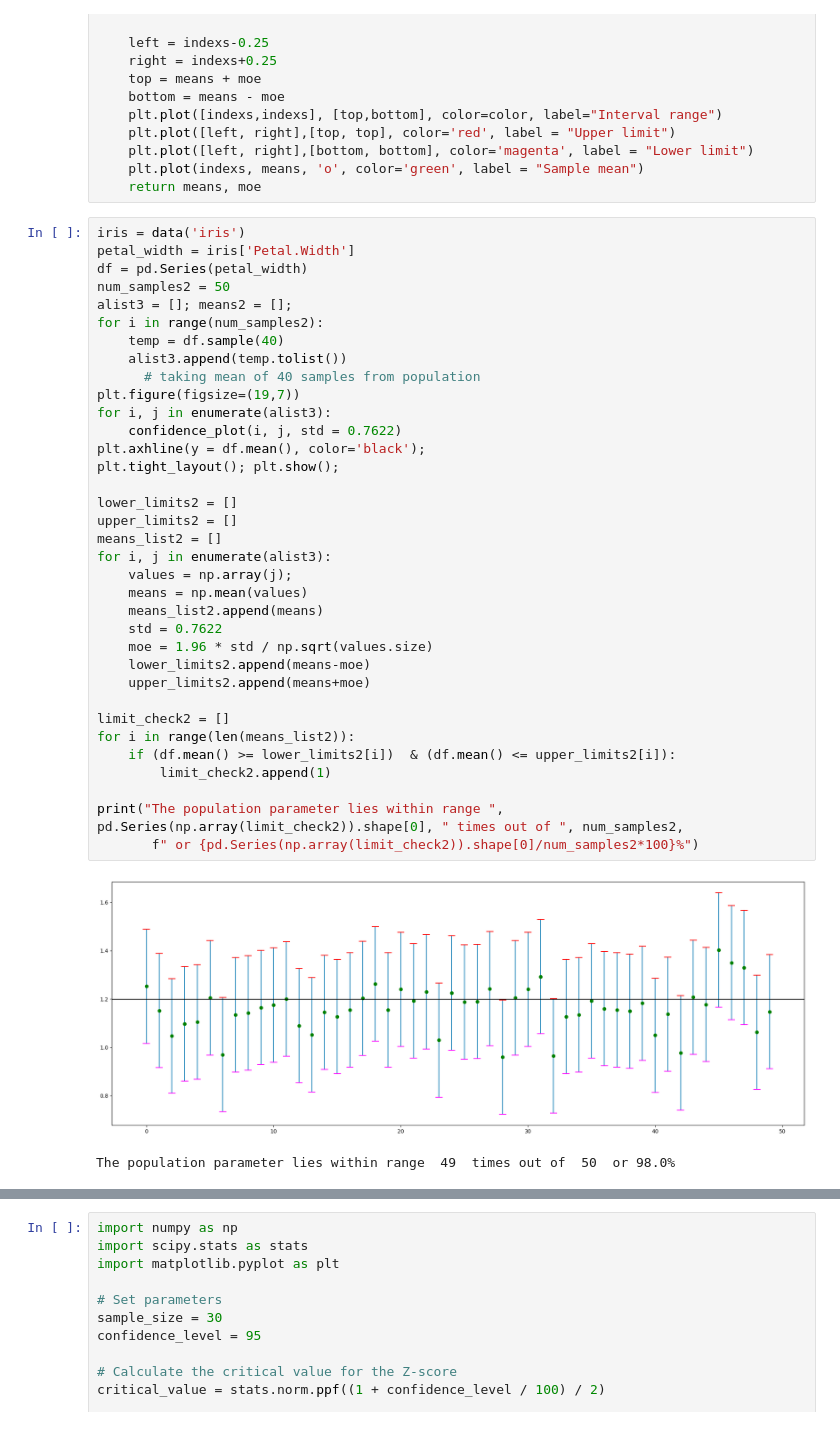
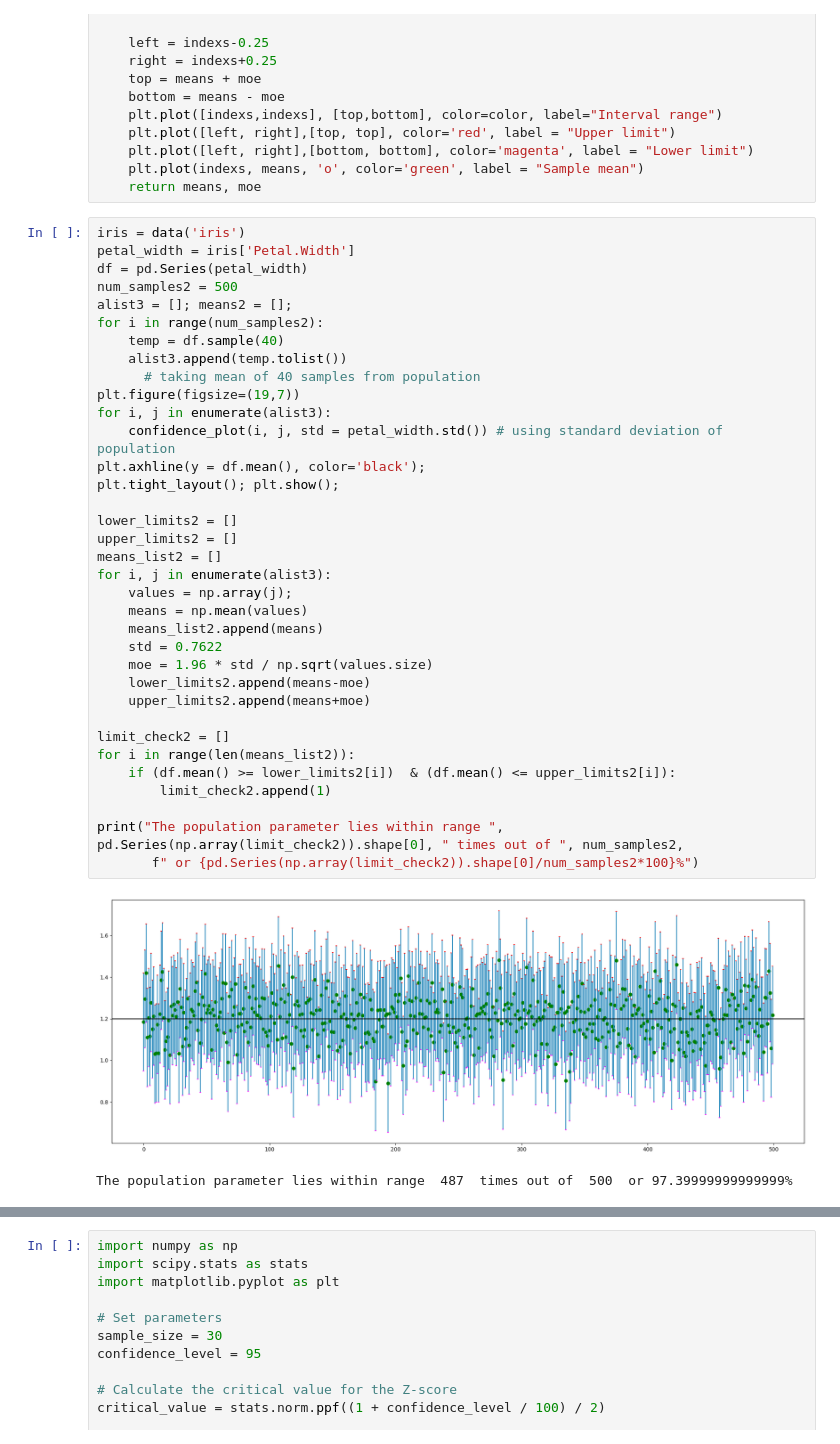
Before and after one commit to PrimEGameR123/ML, a Jupyter notebook: Normal_distribution.ipynb, the cells around one changed output, grey strips where cells are left out. Saved outputs shown, nothing was run; the diff lists cells and outputs as text.

```diff
--- a/Normal_distribution.ipynb
+++ b/Normal_distribution.ipynb
@@ -520,37 +521,37 @@ def confidence_plot(indexs, values,std, z=1.96, color='#2187bb'):
 iris = data('iris')
 petal_width = iris['Petal.Width']
 df = pd.Series(petal_width)
-num_samples2 = 50
+num_samples2 = 500
 alist3 = []; means2 = [];
 for i in range(num_samples2):
     temp = df.sample(40)
     alist3.append(temp.tolist())
       # taking mean of 40 samples from population
 plt.figure(figsize=(19,7))
 for i, j in enumerate(alist3):
-    confidence_plot(i, j, std = 0.7622)
+    confidence_plot(i, j, std = petal_width.std()) # using standard deviation of population
 plt.axhline(y = df.mean(), color='black');
 plt.tight_layout(); plt.show();
 
 lower_limits2 = []
 upper_limits2 = []
 means_list2 = []
 for i, j in enumerate(alist3):
     values = np.array(j);
     means = np.mean(values)
     means_list2.append(means)
     std = 0.7622
     moe = 1.96 * std / np.sqrt(values.size)
     lower_limits2.append(means-moe)
     upper_limits2.append(means+moe)
 
 limit_check2 = []
 for i in range(len(means_list2)):
     if (df.mean() >= lower_limits2[i])  & (df.mean() <= upper_limits2[i]):
         limit_check2.append(1)
 
 print("The population parameter lies within range ", pd.Series(np.array(limit_check2)).shape[0], " times out of ", num_samples2,
        f" or {pd.Series(np.array(limit_check2)).shape[0]/num_samples2*100}%")
 # %% [output]
-[figure, old version]
+[figure, new version]
-The population parameter lies within range  49  times out of  50  or 98.0%
+The population parameter lies within range  487  times out of  500  or 97.39999999999999%
```
Also changed, not shown: parts of 3 cells of this notebook.
